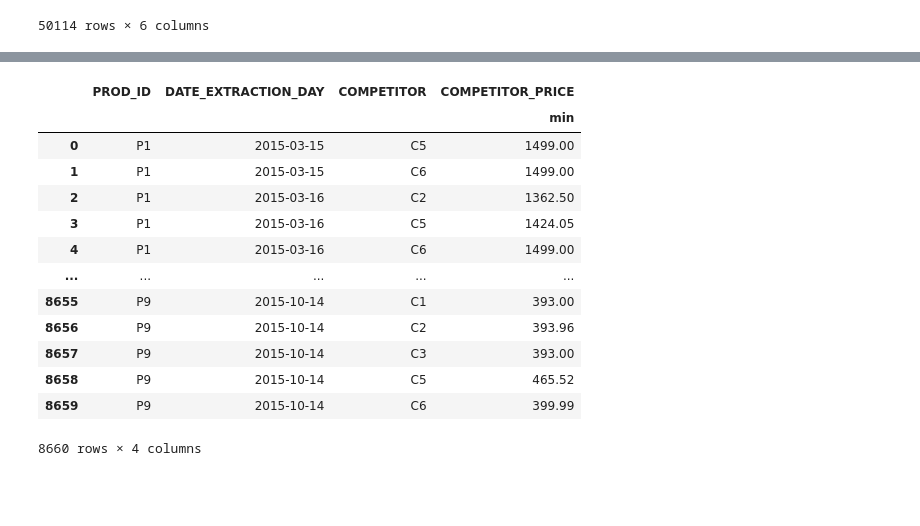
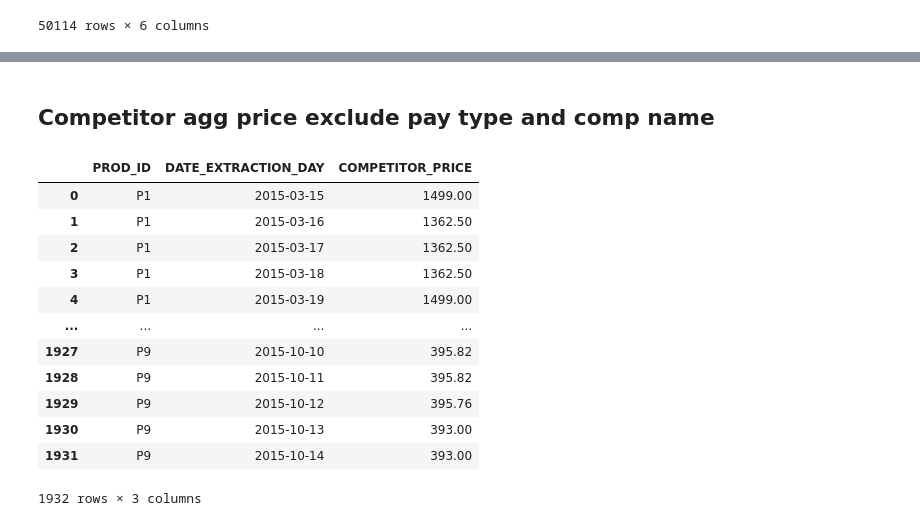
Before and after one commit to ErycM/americana_project, a Jupyter notebook: model.ipynb, the cells around one changed output, grey strips where cells are left out. Saved outputs shown, nothing was run; the diff lists cells and outputs as text; code cells hidden in the pictures; blank space fills up the shorter version.

```diff
--- a/model.ipynb
+++ b/model.ipynb
@@ -71,0 +101,17 @@ len(comp_price)
+# %%
+comp_dummies = pd.get_dummies(data=comp_price, columns=['COMPETITOR', 'PAY_TYPE'])
+
+columns = ['PROD_ID',
+            'DATE_EXTRACTION_DAY',
+            'COMPETITOR_C1',
+            'COMPETITOR_C2',
+            'COMPETITOR_C3',
+            'COMPETITOR_C4',
+            'COMPETITOR_C5',
+            'COMPETITOR_C6',
+            'PAY_TYPE_1',
+            'PAY_TYPE_2']
+
+comp_price_agg = comp_dummies.groupby(columns).agg({'COMPETITOR_PRICE': ['min']}).reset_index()
+comp_price_agg.columns = comp_price_agg.columns.get_level_values(0)
+comp_price_agg
@@ -72,18 +132,19 @@ len(comp_price)
+# %% [markdown]
+## Competitor agg price exclude pay type and comp name
 # %%
-comp_price2 = comp_price.groupby(['PROD_ID','DATE_EXTRACTION_DAY', 'COMPETITOR']).agg({'COMPETITOR_PRICE': ['min']}).reset_index()
-comp_price2
+comp_price_agg_min_f = comp_price_agg.groupby(['PROD_ID','DATE_EXTRACTION_DAY']).agg({'COMPETITOR_PRICE': 'last'}).reset_index()
+comp_price_agg_min_f
 # %% [output]
-|  | PROD_ID | DATE_EXTRACTION_DAY | COMPETITOR | COMPETITOR_PRICE |
-|  |  |  |  | min |
-| 0 | P1 | 2015-03-15 | C5 | 1499.00 |
-| 1 | P1 | 2015-03-15 | C6 | 1499.00 |
-| 2 | P1 | 2015-03-16 | C2 | 1362.50 |
-| 3 | P1 | 2015-03-16 | C5 | 1424.05 |
-| 4 | P1 | 2015-03-16 | C6 | 1499.00 |
-| ... | ... | ... | ... | ... |
-| 8655 | P9 | 2015-10-14 | C1 | 393.00 |
-| 8656 | P9 | 2015-10-14 | C2 | 393.96 |
-| 8657 | P9 | 2015-10-14 | C3 | 393.00 |
-| 8658 | P9 | 2015-10-14 | C5 | 465.52 |
-| 8659 | P9 | 2015-10-14 | C6 | 399.99 |
+|  | PROD_ID | DATE_EXTRACTION_DAY | COMPETITOR_PRICE |
+| 0 | P1 | 2015-03-15 | 1499.00 |
+| 1 | P1 | 2015-03-16 | 1362.50 |
+| 2 | P1 | 2015-03-17 | 1362.50 |
+| 3 | P1 | 2015-03-18 | 1362.50 |
+| 4 | P1 | 2015-03-19 | 1499.00 |
+| ... | ... | ... | ... |
+| 1927 | P9 | 2015-10-10 | 395.82 |
+| 1928 | P9 | 2015-10-11 | 395.82 |
+| 1929 | P9 | 2015-10-12 | 395.76 |
+| 1930 | P9 | 2015-10-13 | 393.00 |
+| 1931 | P9 | 2015-10-14 | 393.00 |
-8660 rows × 4 columns
+1932 rows × 3 columns
```
Also changed, not shown: parts of 58 cells of this notebook, 3 other files.
